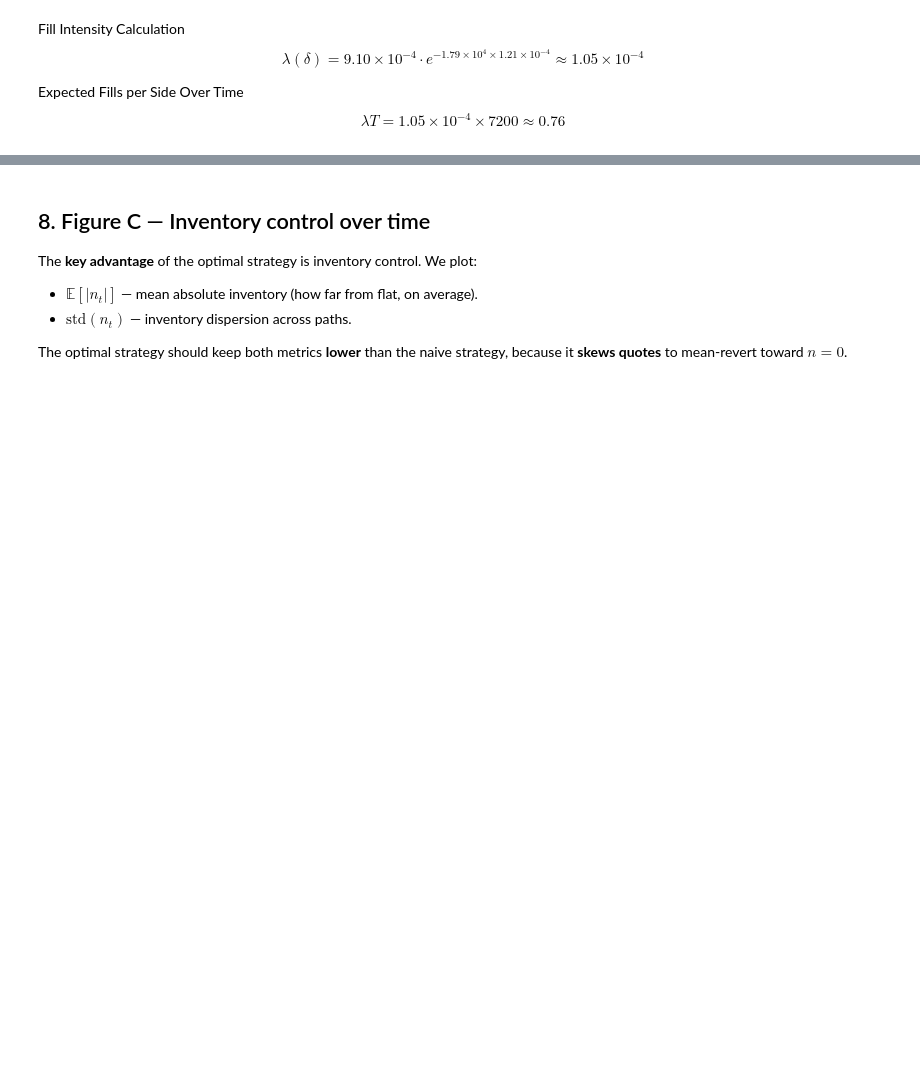
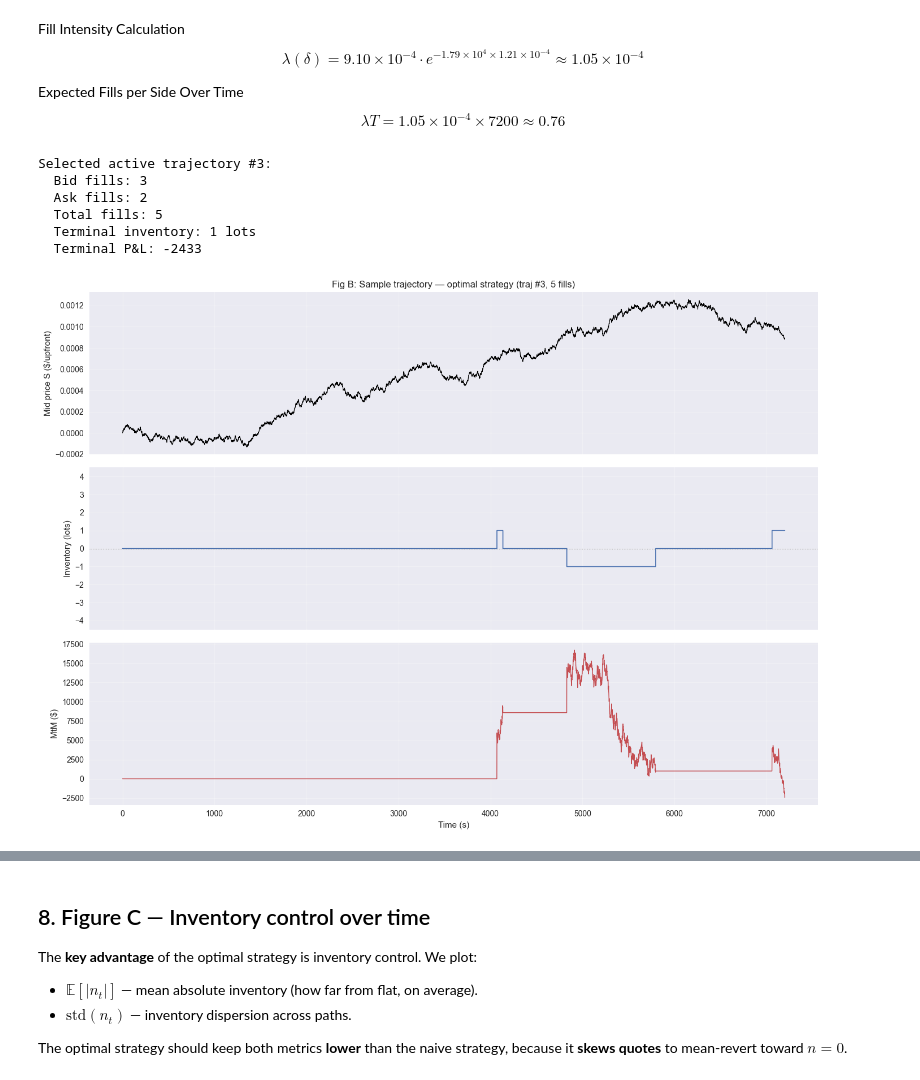
Before and after one commit to hamzaelarji/Market-Microstructure-, a Jupyter notebook: project/notebooks/05_monte_carlo.ipynb, the cells around one changed output, grey strips where cells are left out. Drawn from its saved outputs; the diff is of its cells as text; code cells hidden in the pictures; blank space fills up the shorter version.

```diff
--- a/project/notebooks/05_monte_carlo.ipynb
+++ b/project/notebooks/05_monte_carlo.ipynb
@@ -265,3 +274,55 @@ Expected Fills per Side Over Time
 $$
 \lambda T = 1.05 \times 10^{-4} \times 7200 \approx 0.76
 $$
+# %%
+# Total fills per path
+total_fills = res_opt["n_bid_fills"] + res_opt["n_ask_fills"]
+
+# Choose a path near the 90th percentile of fill activity
+target = np.percentile(total_fills, 90)
+idx_active = np.argmin(np.abs(total_fills - target))
+fills = res_opt["n_bid_fills"][idx_active] + res_opt["n_ask_fills"][idx_active]
+
+times = res_opt["times"]
+
+print(f"Selected active trajectory #{idx_active}:")
+print(f"  Bid fills: {res_opt['n_bid_fills'][idx_active]}")
+print(f"  Ask fills: {res_opt['n_ask_fills'][idx_active]}")
+print(f"  Total fills: {total_fills[idx_active]}")
+print(f"  Terminal inventory: {res_opt['inventory'][idx_active, -1]} lots")
+print(f"  Terminal P&L: {res_opt['pnl'][idx_active]:.0f}")
+
+fig, axes = plt.subplots(3, 1, figsize=(14, 10), sharex=True)
+
+# Price
+ax = axes[0]
+ax.plot(times, res_opt["price"][idx_active], color="k", lw=0.8)
+ax.set_ylabel("Mid price S ($/upfront)")
+ax.set_title(f"Fig B: Sample trajectory — optimal strategy (traj #{idx_active}, {fills} fills)")
+ax.grid(alpha=0.3)
+
+# Inventory
+ax = axes[1]
+ax.step(times, res_opt["inventory"][idx_active], where="post", color="C0", lw=1.2)
+ax.set_ylabel("Inventory (lots)")
+ax.axhline(0, color="gray", ls=":", lw=0.8)
+ax.set_ylim(-Q - 0.5, Q + 0.5)
+ax.grid(alpha=0.3)
+
+# MtM
+ax = axes[2]
+ax.plot(times, res_opt["mtm"][idx_active], color="C2", lw=1)
+ax.set_xlabel("Time (s)")
+ax.set_ylabel("MtM ($)")
+ax.grid(alpha=0.3)
+
+fig.tight_layout()
+plt.show()
+# %% [output]
+Selected active trajectory #3:
+  Bid fills: 3
+  Ask fills: 2
+  Total fills: 5
+  Terminal inventory: 1 lots
+  Terminal P&L: -2433
+[figure, added]
```
Also changed, not shown: parts of 15 cells of this notebook, 1 other file.
